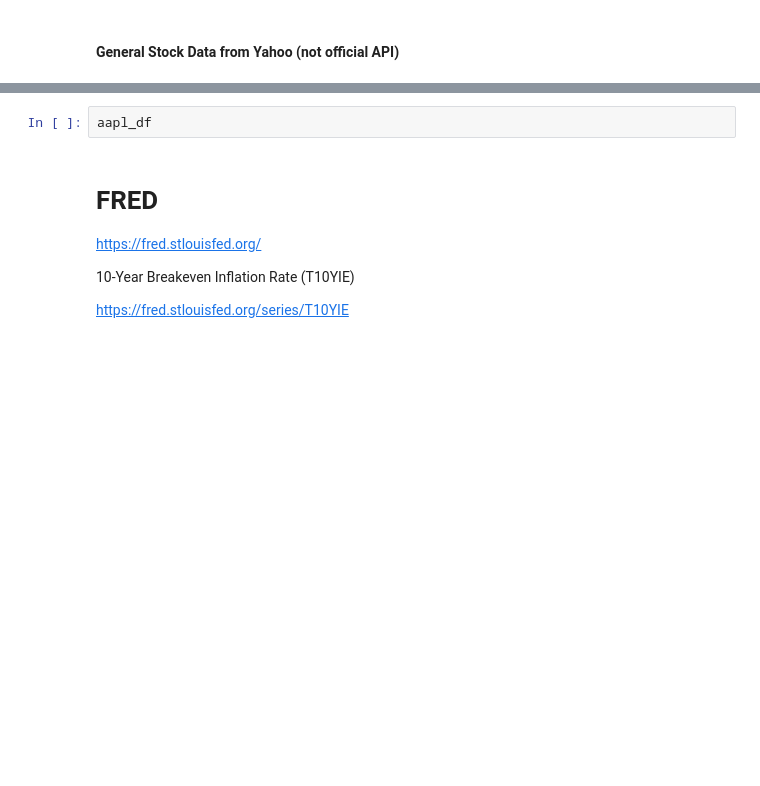
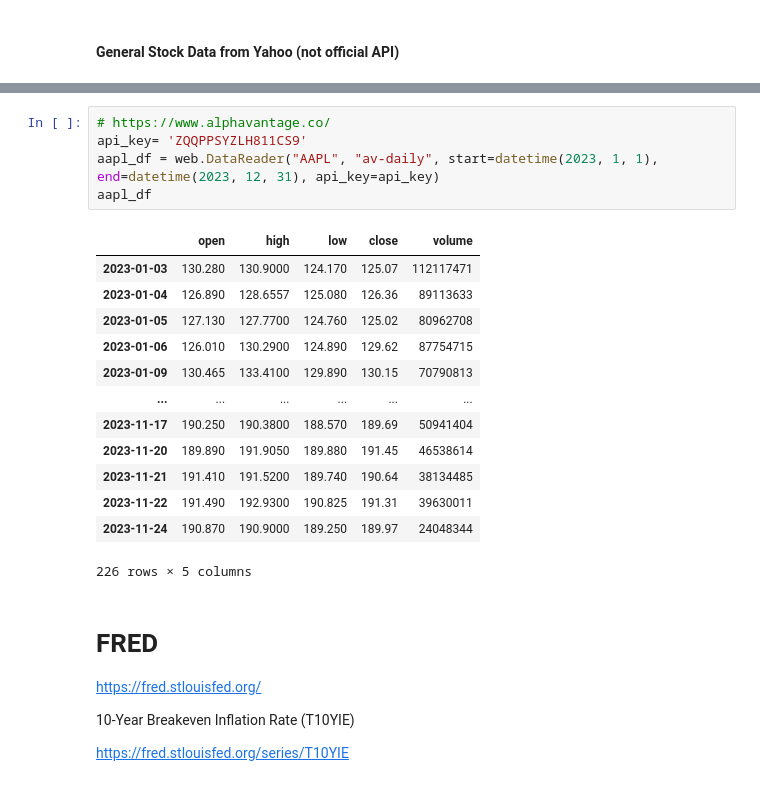
Before and after one commit to rafachem9/Python-for-Finance-and-Algorithmic-Trading-with-QuantConnect, a Jupyter notebook: 05-Pandas-and-Finance/05-Data-Sources.ipynb, the cells around one changed output, grey strips where cells are left out. Saved outputs shown, nothing was run; the diff lists cells and outputs as text; blank space fills up the shorter version.

```diff
--- a/05-Pandas-and-Finance/05-Data-Sources.ipynb
+++ b/05-Pandas-and-Finance/05-Data-Sources.ipynb
@@ -38,7 +58,24 @@ aapl_data = web.DataReader('AAPL', 'yahoo', start='2000-01-01', end='2021-01-01'
 # %% [output]
 TypeError: string indices must be integers
-# %%
-aapl_df
+# %%
+# https://www.alphavantage.co/
+api_key= 'ZQQPPSYZLH811CS9'
+aapl_df = web.DataReader("AAPL", "av-daily", start=datetime(2023, 1, 1), end=datetime(2023, 12, 31), api_key=api_key)
+aapl_df
+# %% [output]
+|  | open | high | low | close | volume |
+| 2023-01-03 | 130.280 | 130.9000 | 124.170 | 125.07 | 112117471 |
+| 2023-01-04 | 126.890 | 128.6557 | 125.080 | 126.36 | 89113633 |
+| 2023-01-05 | 127.130 | 127.7700 | 124.760 | 125.02 | 80962708 |
+| 2023-01-06 | 126.010 | 130.2900 | 124.890 | 129.62 | 87754715 |
+| 2023-01-09 | 130.465 | 133.4100 | 129.890 | 130.15 | 70790813 |
+| ... | ... | ... | ... | ... | ... |
+| 2023-11-17 | 190.250 | 190.3800 | 188.570 | 189.69 | 50941404 |
+| 2023-11-20 | 189.890 | 191.9050 | 189.880 | 191.45 | 46538614 |
+| 2023-11-21 | 191.410 | 191.5200 | 189.740 | 190.64 | 38134485 |
+| 2023-11-22 | 191.490 | 192.9300 | 190.825 | 191.31 | 39630011 |
+| 2023-11-24 | 190.870 | 190.9000 | 189.250 | 189.97 | 24048344 |
+226 rows × 5 columns
 # %% [markdown]
 # FRED
 
```
Also changed, not shown: parts of 12 cells of this notebook, 15 other files.
